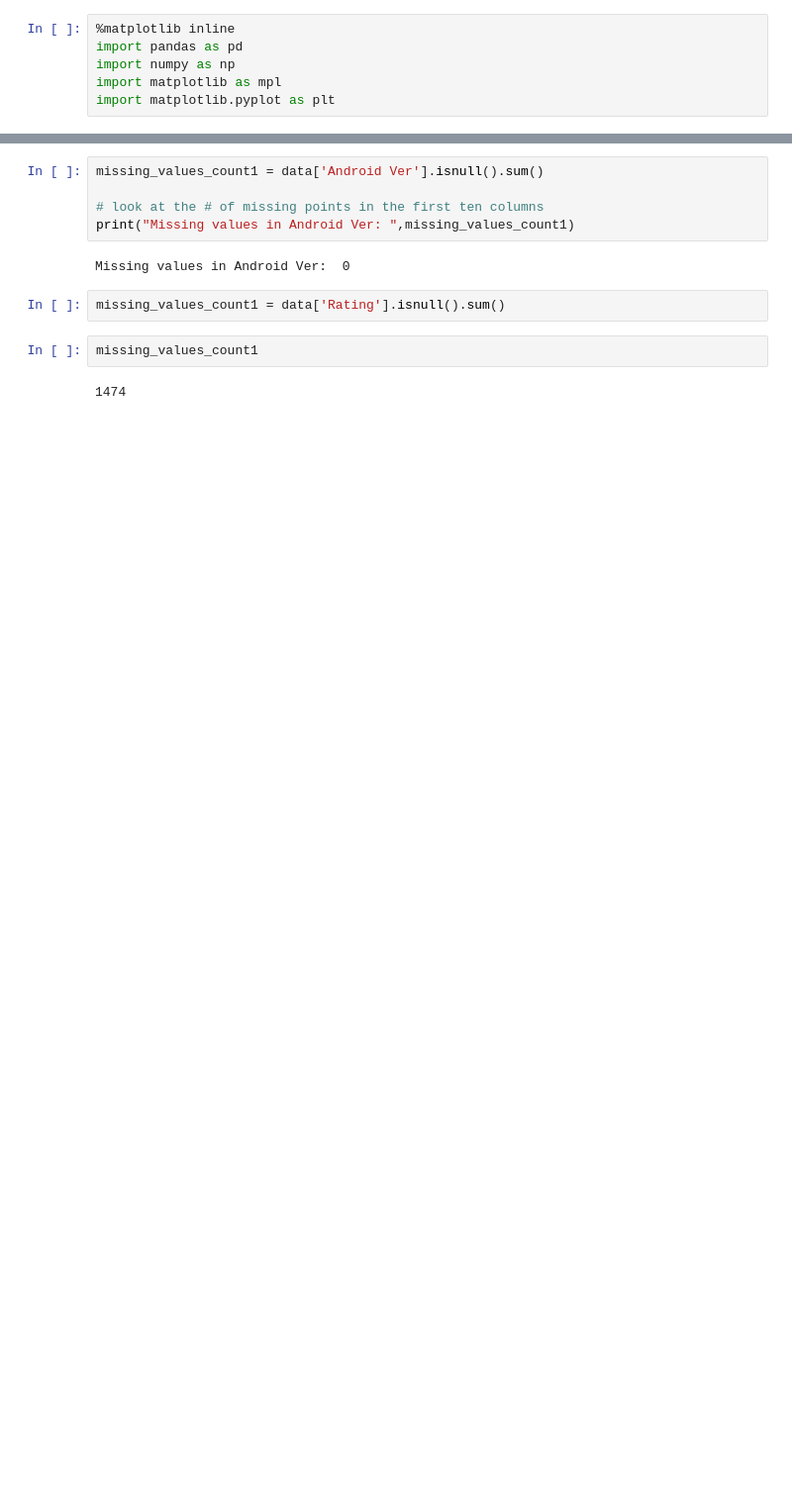
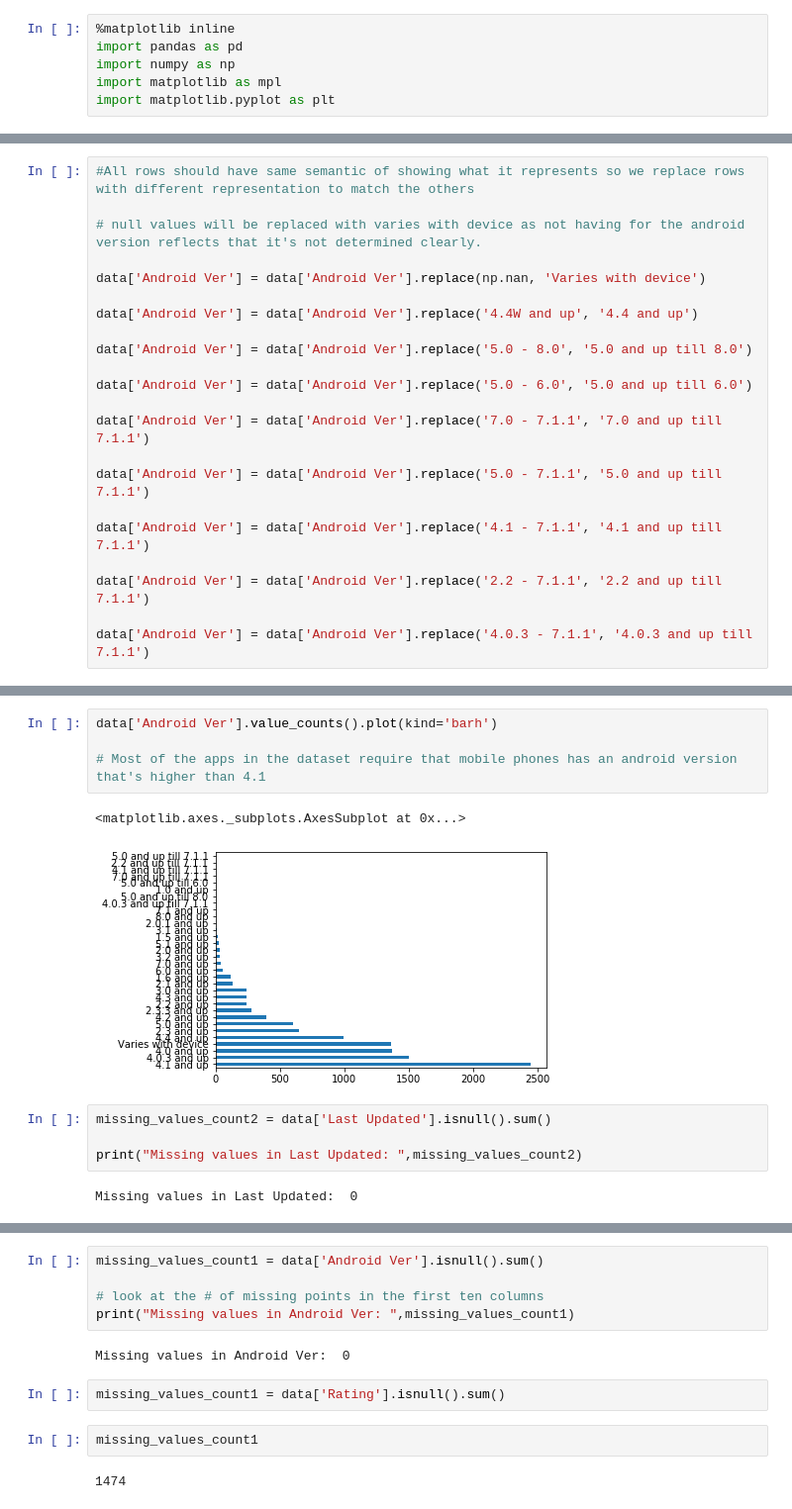
Before and after one commit to yasmeenel3sh/DataEngineeringCourseProject, a Jupyter notebook: Cleaning.ipynb, the cells around one changed output, grey strips where cells are left out. Shown at 99% size. Drawn from its saved outputs; the diff is of its cells as text; blank space fills up the shorter version.

Commit message:
Android Ver and last updated

```diff
--- a/Cleaning.ipynb
+++ b/Cleaning.ipynb
@@ -47,0 +72,22 @@ data['Android Ver'] = data['Android Ver'].replace(np.nan, 'Varies with device')
+# %%
+#All rows should have same semantic of showing what it represents so we replace rows with different representation to match the others
+
+# null values will be replaced with varies with device as not having for the android version reflects that it's not determined clearly.
+
+data['Android Ver'] = data['Android Ver'].replace(np.nan, 'Varies with device')
+
+data['Android Ver'] = data['Android Ver'].replace('4.4W and up', '4.4 and up')
+
+data['Android Ver'] = data['Android Ver'].replace('5.0 - 8.0', '5.0 and up till 8.0')
+
+data['Android Ver'] = data['Android Ver'].replace('5.0 - 6.0', '5.0 and up till 6.0')
+
+data['Android Ver'] = data['Android Ver'].replace('7.0 - 7.1.1', '7.0 and up till 7.1.1')
+
+data['Android Ver'] = data['Android Ver'].replace('5.0 - 7.1.1', '5.0 and up till 7.1.1')
+
+data['Android Ver'] = data['Android Ver'].replace('4.1 - 7.1.1', '4.1 and up till 7.1.1')
+
+data['Android Ver'] = data['Android Ver'].replace('2.2 - 7.1.1', '2.2 and up till 7.1.1')
+
+data['Android Ver'] = data['Android Ver'].replace('4.0.3 - 7.1.1', '4.0.3 and up till 7.1.1')
@@ -47,0 +116,13 @@ data['Android Ver'] = data['Android Ver'].replace(np.nan, 'Varies with device')
+# %%
+data['Android Ver'].value_counts().plot(kind='barh')
+
+# Most of the apps in the dataset require that mobile phones has an android version that's higher than 4.1
+# %% [output]
+<matplotlib.axes._subplots.AxesSubplot at 0x...>
+[figure, added]
+# %%
+missing_values_count2 = data['Last Updated'].isnull().sum()
+
+print("Missing values in Last Updated: ",missing_values_count2)
+# %% [output]
+Missing values in Last Updated:  0
```
Also changed, not shown: parts of 17 cells of this notebook.
